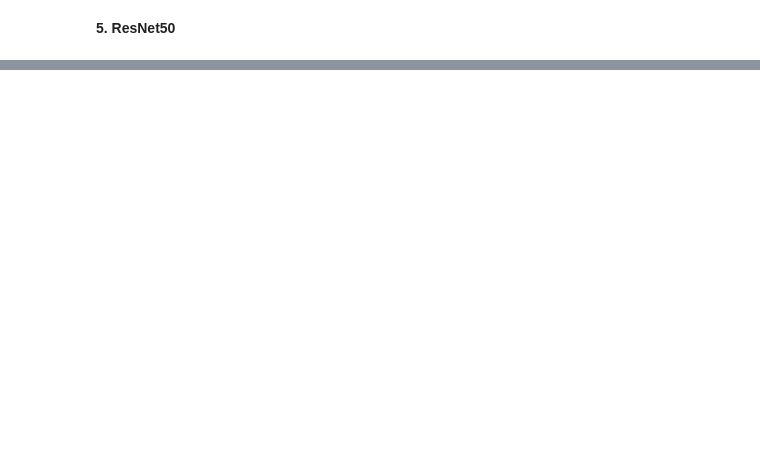
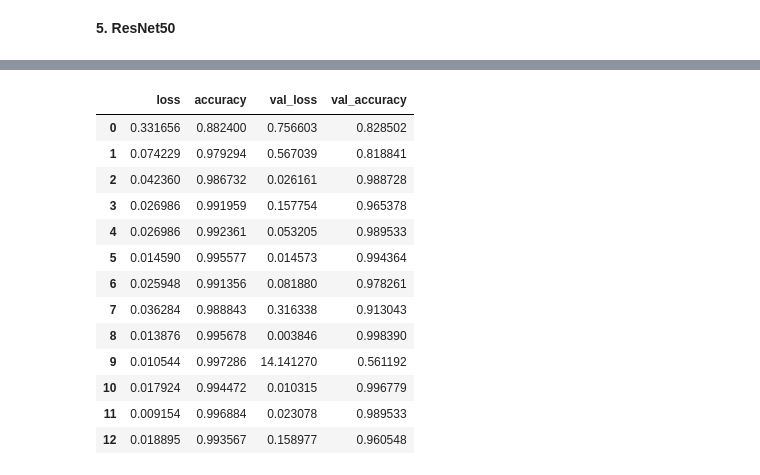
Before and after one commit to Osamah-Anmar-Sami/Kideny-Disease-Classification, a Jupyter notebook: Kideny Disease Classification.ipynb, the cells around one changed output, grey strips where cells are left out. Saved outputs shown, nothing was run; the diff lists cells and outputs as text; code cells hidden in the pictures; blank space fills up the shorter version.

```diff
--- a/Kideny Disease Classification.ipynb
+++ b/Kideny Disease Classification.ipynb
@@ -910,0 +1544,17 @@ model5.save("model5.h5")
+# %%
+HistoryResultDF6
+# %% [output]
+|  | loss | accuracy | val_loss | val_accuracy |
+| 0 | 0.331656 | 0.882400 | 0.756603 | 0.828502 |
+| 1 | 0.074229 | 0.979294 | 0.567039 | 0.818841 |
+| 2 | 0.042360 | 0.986732 | 0.026161 | 0.988728 |
+| 3 | 0.026986 | 0.991959 | 0.157754 | 0.965378 |
+| 4 | 0.026986 | 0.992361 | 0.053205 | 0.989533 |
+| 5 | 0.014590 | 0.995577 | 0.014573 | 0.994364 |
+| 6 | 0.025948 | 0.991356 | 0.081880 | 0.978261 |
+| 7 | 0.036284 | 0.988843 | 0.316338 | 0.913043 |
+| 8 | 0.013876 | 0.995678 | 0.003846 | 0.998390 |
+| 9 | 0.010544 | 0.997286 | 14.141270 | 0.561192 |
+| 10 | 0.017924 | 0.994472 | 0.010315 | 0.996779 |
+| 11 | 0.009154 | 0.996884 | 0.023078 | 0.989533 |
+| 12 | 0.018895 | 0.993567 | 0.158977 | 0.960548 |
```
Also changed, not shown: parts of 164 cells of this notebook.
